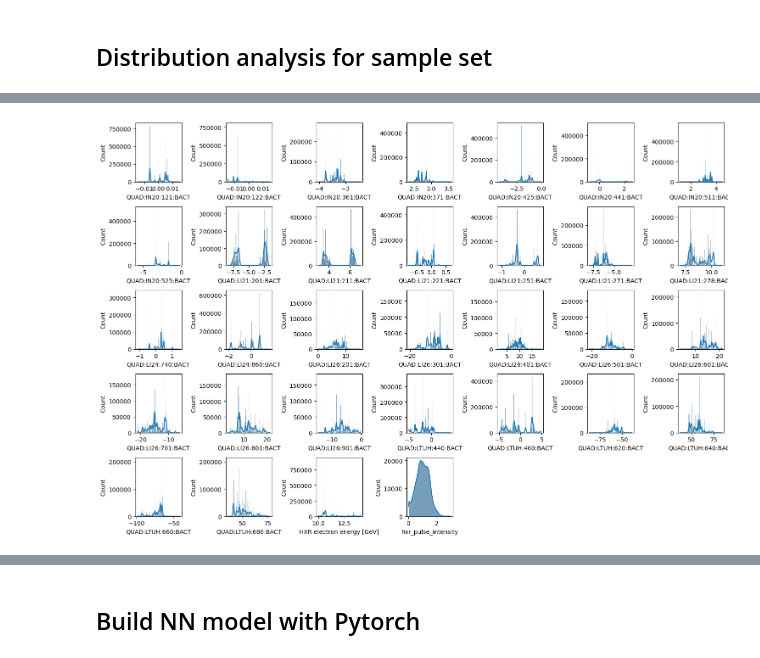
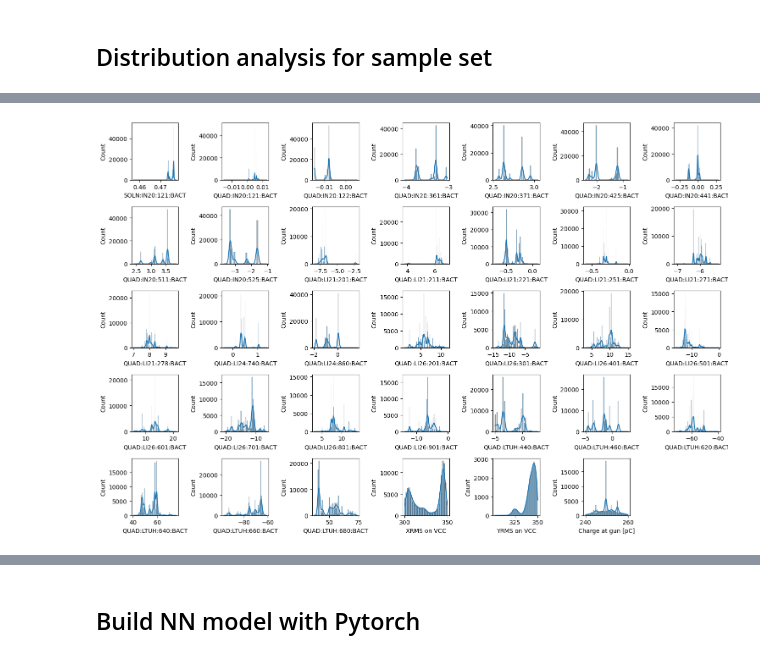
Before and after one commit to zihan-zh/LCLS_FEL_modeling, a Jupyter notebook: NN_models.ipynb, the cells around one changed output, grey strips where cells are left out. Saved outputs shown, nothing was run; the diff lists cells and outputs as text; code cells hidden in the pictures.

```diff
--- a/NN_models.ipynb
+++ b/NN_models.ipynb
@@ -30,7 +31,9 @@ Number of total samples: 5678739
 # %%
 def dataset_filter(dataset):
     # Filtering based on multiple conditions
-    condition = (dataset['hxr_pulse_intensity'] > 0.02) & (dataset['hxr_pulse_intensity'] < 3) & \
+    condition = (dataset['XRMS on VCC'] > 300) & (dataset['XRMS on VCC'] < 350) & \
+                (dataset['YRMS on VCC'] > 300) & (dataset['YRMS on VCC'] < 350) & \
+                (dataset['hxr_pulse_intensity'] > 0.02) & (dataset['hxr_pulse_intensity'] < 3) & \
                 (dataset['Bunch length at BC1'] > 200) & (dataset['Bunch length at BC1'] < 300) & \
                 (dataset['Bunch length at BC2'] > 3e3) & (dataset['Bunch length at BC2'] < 1e5) & \
                 (dataset['Charge at gun [pC]'] > 240) & (dataset['Charge at gun [pC]'] < 260) & \
@@ -67,6 +68,6 @@ Features in samples: Index(['QUAD:IN20:121:BACT', 'QUAD:IN20:122:BACT', 'QUAD:IN
        'laser_iris_status'],
       dtype='object')
 # %%
-final_df = final_df.sample(frac=0.3, random_state=11)
+final_df = final_df.sample(frac=1, random_state=11)
 print('Number of final samples after random selection:', final_df.shape[0])
 # %% [output]
@@ -79,7 +80,7 @@ import seaborn as sns
 import numpy as np
 %matplotlib inline
 # %%
-quads_inj_bctrl = ['QUAD:IN20:121:BCTRL', 'QUAD:IN20:122:BCTRL', 'QUAD:IN20:361:BCTRL', 'QUAD:IN20:371:BCTRL',
+quads_inj_bctrl = ['SOLN:IN20:121:BCTRL', 'QUAD:IN20:121:BCTRL', 'QUAD:IN20:122:BCTRL', 'QUAD:IN20:361:BCTRL', 'QUAD:IN20:371:BCTRL',
              'QUAD:IN20:425:BCTRL', 'QUAD:IN20:441:BCTRL', 'QUAD:IN20:511:BCTRL', 'QUAD:IN20:525:BCTRL']
 quads_linac_bctrl = ['QUAD:LI21:201:BCTRL', 'QUAD:LI21:211:BCTRL', 'QUAD:LI21:221:BCTRL', 'QUAD:LI21:251:BCTRL',
                'QUAD:LI21:271:BCTRL', 'QUAD:LI21:278:BCTRL', 'QUAD:LI24:740:BCTRL', 'QUAD:LI24:860:BCTRL',
@@ -95,28 +96,25 @@ quads_linac_bact = [quad.replace("BCTRL", "BACT") for quad in quads_linac_bctrl]
 quads_ltuh_bact = [quad.replace("BCTRL", "BACT") for quad in quads_ltuh_bctrl]
 quads_ltus_bact = [quad.replace("BCTRL", "BACT") for quad in quads_ltus_bctrl]
 
+vcc_profile = ['CAMR:IN20:186:XRMS', 'CAMR:IN20:186:YRMS']
 blen = ['BLEN:LI21:265:AIMAX1H', 'BLEN:LI24:886:BIMAX1H']
-bcharge_gun = ['SIOC:SYS0:ML00:CALC038']
-bcharge_bc1 = ['SIOC:SYS0:ML00:CALC252']
-bcharge = bcharge_gun + bcharge_bc1 # at gun, after BC1 # ['BPMS:IN20:221:TMIT1H', 'BPMS:LI21:233:TMIT1H', 'BPMS:LI24:801:TMIT1H'] # at gun, BC1, BC2
-hxr_beam_energy = ['BEND:DMPH:400:BACT']
-hxr_photon_energy = ['SIOC:SYS0:ML00:AO627']
-hxr_energy = hxr_beam_energy + hxr_photon_energy # beam energy, photon energy
+bcharge = ['SIOC:SYS0:ML00:CALC038', 'SIOC:SYS0:ML00:CALC252'] # at gun, after BC1 # ['BPMS:IN20:221:TMIT1H', 'BPMS:LI21:233:TMIT1H', 'BPMS:LI24:801:TMIT1H'] # at gun, BC1, BC2
+hxr_energy = ['BEND:DMPH:400:BACT','SIOC:SYS0:ML00:AO627'] # beam energy, photon energy
 sxr_energy = ['BEND:DMPS:400:BDES','SIOC:SYS0:ML00:AO628']
+hxr_intensity = ['GDET:FEE1:241:ENRC1H'] #, 'SIOC:SYS0:ML00:AO627'] # number of photon, photon energy
 laser_iris_status = ['IRIS:LR20:130:CONFG_SEL'] # the number of states represents the iris size: 1 [1.8mm], 2 [1.6mm], 3 [1.4mm], 4 [1.2mm], 5 [1.1mm], 6 [1.0mm], 7 [0.8mm]
 
-status_name = ['Bunch length at BC1', 'Bunch length at BC2', 'Charge at gun [pC]', 'Charge after BC1 [pC]',
-               'HXR electron energy [GeV]', 'laser_iris_status']
-status_from_archive = blen + bcharge + hxr_energy + laser_iris_status
-beam_status = ['Charge at gun [pC]', 'Charge after BC1 [pC]', 'HXR electron energy [GeV]', 'HXR photon energy [eV]',
-               'Bunch length at BC1', 'Bunch length at BC2']
-# final_columns = ['timestamp'] + quads_inj + quads_linac + quads_ltuh + ['hxr_pulse_intensity'] + status_name
+beam_status = ['XRMS on VCC', 'YRMS on VCC', 'Bunch length at BC1', 'Bunch length at BC2', 'Charge at gun [pC]', 'Charge after BC1 [pC]',
+               'HXR electron energy [GeV]', 'HXR photon energy [eV]', 'laser_iris_status']
+status_from_archive = vcc_profile + blen + bcharge + hxr_energy + laser_iris_status
+bpm_signal = ['BPMS:DMPH:381:TMIT1H'] #signal for filtering on
+final_columns = quads_all_bctrl + ['hxr_pulse_intensity'] + beam_status
 # %%
 # final_df = all_df # if no filtering
 
-input_cols = quads_inj_bact + quads_linac_bact + quads_ltuh_bact + [beam_status[2]]
+input_cols = quads_inj_bact + quads_linac_bact + quads_ltuh_bact + beam_status[:2] + [beam_status[4]]
 # input_cols = quads_inj_bctrl + quads_linac_bctrl + quads_ltuh_bctrl + beam_status
-output_cols = ['hxr_pulse_intensity']
+output_cols = ['hxr_pulse_intensity', 'HXR electron energy [GeV]']
 input_size =len(input_cols)
 output_size = len(output_cols)
 
@@ -152,12 +155,12 @@ for col in output_cols:
 # %%
-all_cols = input_cols + output_cols
+all_cols = input_cols
 plt.figure(figsize=(15, 10))
 for feature in all_cols:
     plt.subplot(5, 7, all_cols.index(feature) + 1)  # Adjust the subplot layout based on your number of features
     sns.histplot(final_df[feature], kde=True)
     # plt.title(f'Distribution of {feature}')
 
 plt.tight_layout()
 plt.show()
 # %% [output]
-[figure, old version]
+[figure, new version]
```
Also changed, not shown: parts of 19 cells of this notebook.
